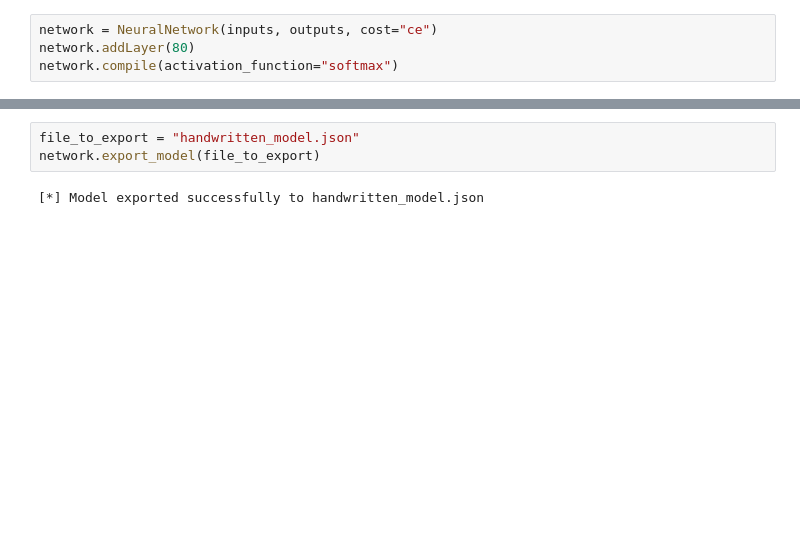
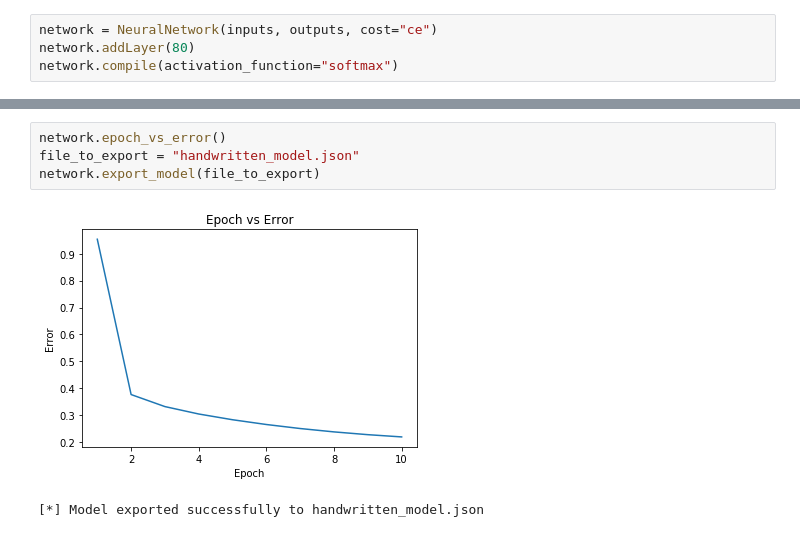
Before and after one commit to Subhash3/Handwritten-digit-recognition, a Jupyter notebook: handwritten_digits.ipynb, the cells around one changed output, grey strips where cells are left out. Cells and saved outputs as stored; diff of their text form; blank space fills up the shorter version.

```diff
--- a/handwritten_digits.ipynb
+++ b/handwritten_digits.ipynb
@@ -98,8 +84,10 @@ Epoch: 10 ==> (ce) Error: 0.2592606622535183, (%) Accuracy: 93.148
         =-=-=-=-=-=-=-=-=-=-=-=-=-=-=-
 # %%
+network.epoch_vs_error()
 file_to_export = "handwritten_model.json"
 network.export_model(file_to_export)
 # %% [output]
+[figure, added]
 [*] Model exported successfully to handwritten_model.json
 # %%
 correct = 0
```
Also changed, not shown: parts of 5 cells of this notebook, 1 other file.
